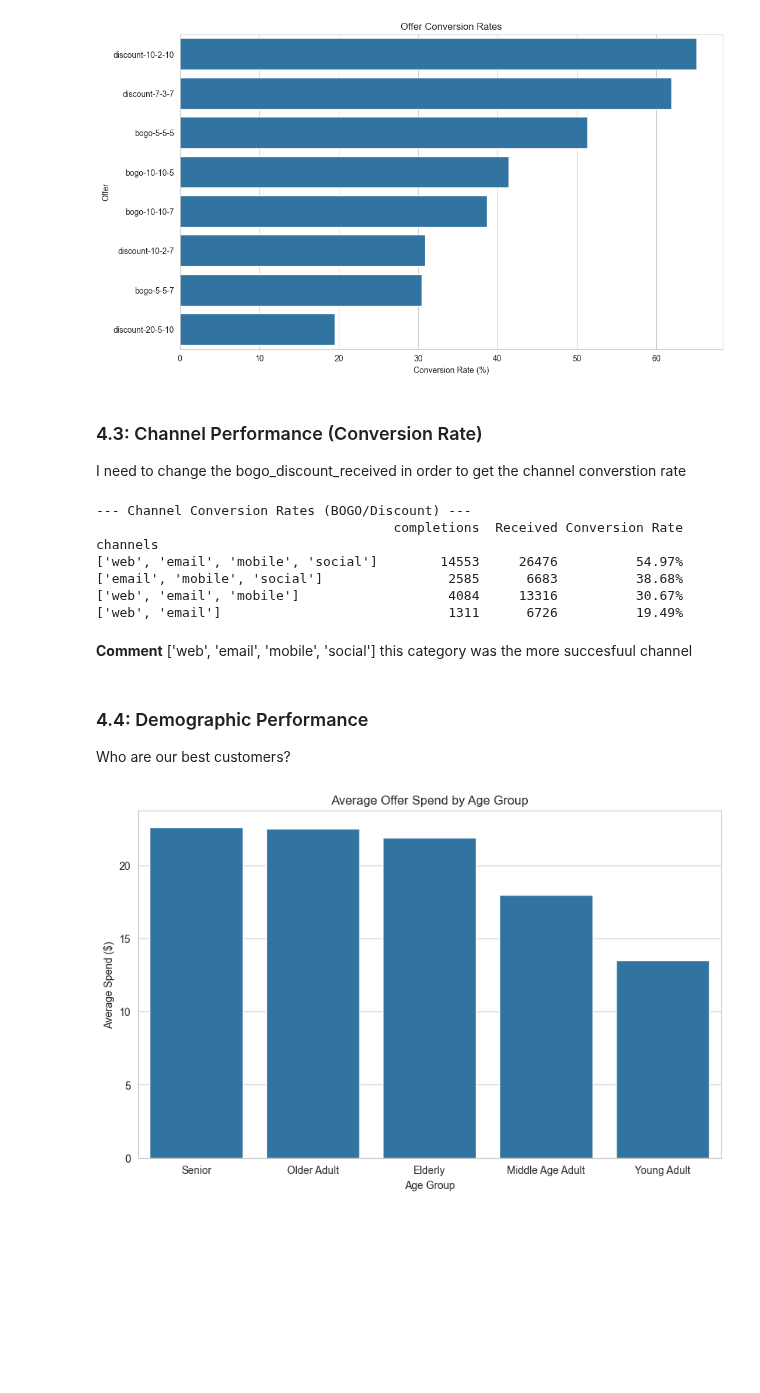
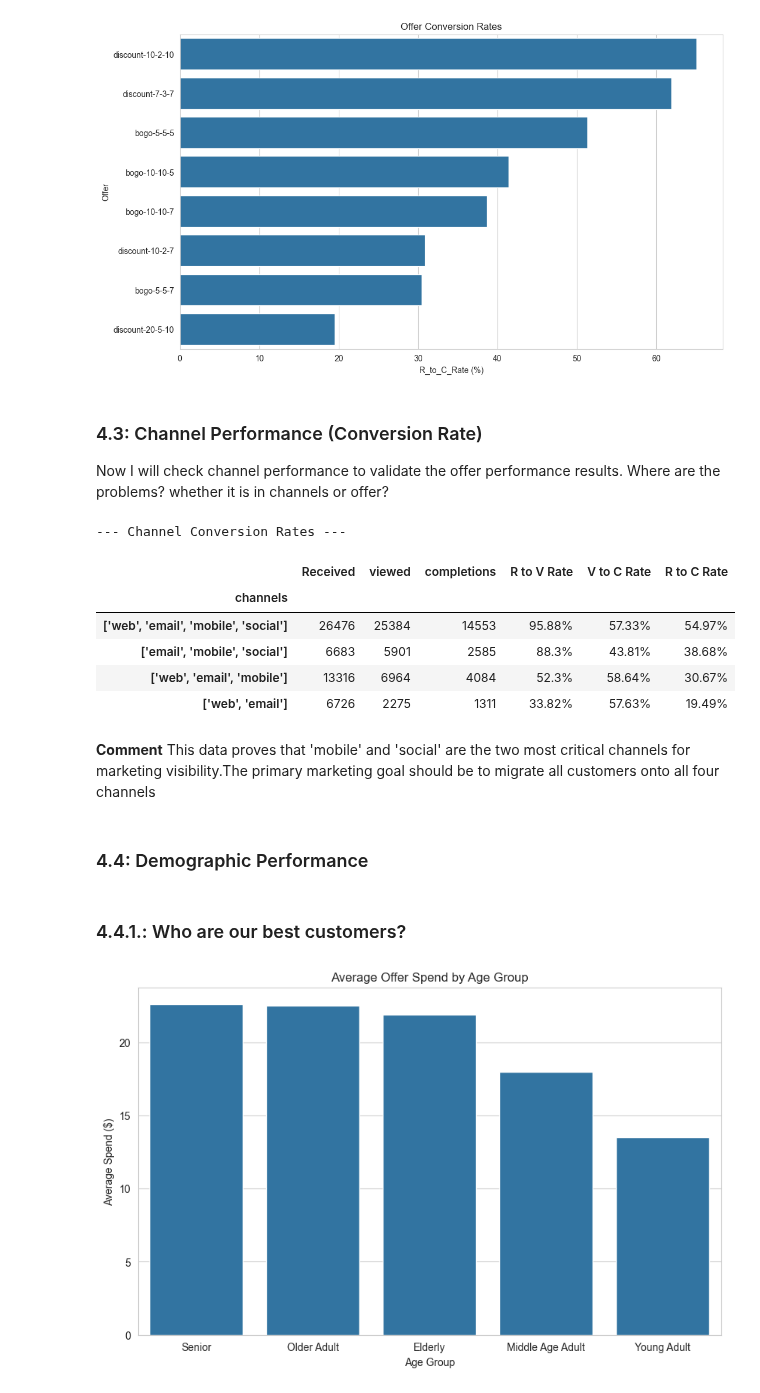
Before and after one commit to irfanzim/Python-Maven-Rewards-Challenge, a Jupyter notebook: Final Analysis.ipynb, the cells around one changed output. Cells and saved outputs as stored; diff of their text form; code cells hidden in the pictures; blank space fills up the shorter version.

```diff
--- a/Final Analysis.ipynb
+++ b/Final Analysis.ipynb
@@ -1065,34 +1075,39 @@ plt.show()
 [figure]
 # %% [markdown]
 ### 4.3: Channel Performance (Conversion Rate)
-I need to change the bogo_discount_received in order to get the channel converstion rate
+Now I will check channel performance to validate the offer performance results. Where are the problems? whether it is in channels or offer?
 # %%
-# 1. Get channel performance from df_final
-channels = df_final['channels'].value_counts()
-# 2. get received amount from bogo_discount_received
-channel_received=bogo_discount_received['channels'].value_counts()
-df_channel_conversion = pd.DataFrame({'completions': channels, 'Received': channel_received})
+# 1. Get channel completed performance from df_final
+channel_completed = df_final['channels'].value_counts()
+# 2. get received amount from df_offer_received
+channel_received=df_offer_received['channels'].value_counts()
+#3. get viewed amount from df_offer_received
+channel_viewed=df_offer_viewed['channels'].value_counts()
+#4. Create dataframe
+df_channel_conversion = pd.DataFrame({'Received': channel_received, 'viewed': channel_viewed, 'completions': channel_completed})
+# 4. Calculate Conversion Rate
+df_channel_conversion['R to V Rate'] = ((df_channel_conversion['viewed'] / df_channel_conversion['Received']) * 100).round(2).astype(str) + '%'
+df_channel_conversion['V to C Rate'] = ((df_channel_conversion['completions'] / df_channel_conversion['viewed']) * 100).round(2).astype(str) + '%'
+df_channel_conversion['R to C Rate'] = ((df_channel_conversion['completions'] / df_channel_conversion['Received']) * 100).round(2).astype(str) + '%'
+
+df_channel_conversion = df_channel_conversion.sort_values('R to C Rate', ascending=False)
+print("--- Channel Conversion Rates ---")
 df_channel_conversion
-# 4. Calculate Conversion Rate
-df_channel_conversion['Conversion Rate'] = ((df_channel_conversion['completions'] / df_channel_conversion['Received']) * 100).round(2).astype(str) + '%'
-df_channel_conversion = df_channel_conversion.sort_values('Conversion Rate', ascending=False)
-print("--- Channel Conversion Rates (BOGO/Discount) ---")
-print(df_channel_conversion)
 # %% [output]
---- Channel Conversion Rates (BOGO/Discount) ---
-                                      completions  Received Conversion Rate
-channels
-['web', 'email', 'mobile', 'social']        14553     26476          54.97%
-['email', 'mobile', 'social']                2585      6683          38.68%
-['web', 'email', 'mobile']                   4084     13316          30.67%
-['web', 'email']                             1311      6726          19.49%
+--- Channel Conversion Rates ---
+|  | Received | viewed | completions | R to V Rate | V to C Rate | R to C Rate |
+| channels |  |  |  |  |  |  |
+| ['web', 'email', 'mobile', 'social'] | 26476 | 25384 | 14553 | 95.88% | 57.33% | 54.97% |
+| ['email', 'mobile', 'social'] | 6683 | 5901 | 2585 | 88.3% | 43.81% | 38.68% |
+| ['web', 'email', 'mobile'] | 13316 | 6964 | 4084 | 52.3% | 58.64% | 30.67% |
+| ['web', 'email'] | 6726 | 2275 | 1311 | 33.82% | 57.63% | 19.49% |
 # %% [markdown]
 **Comment**
-['web', 'email', 'mobile', 'social'] this category was the more succesfuul channel
+This data proves that 'mobile' and 'social' are the two most critical channels for marketing visibility.The primary marketing goal should be to migrate all customers onto all four channels
 # %% [markdown]
 ### 4.4: Demographic Performance
-
-Who are our best customers?
+# %% [markdown]
+### 4.4.1.: Who are our best customers?
 # %%
 #1. --- Analyze by Age Group ---
 age_analysis = df_final.groupby('age_group')['transaction_amount'].agg(['count', 'sum', 'mean'])
```
Also changed, not shown: parts of 9 cells of this notebook.
